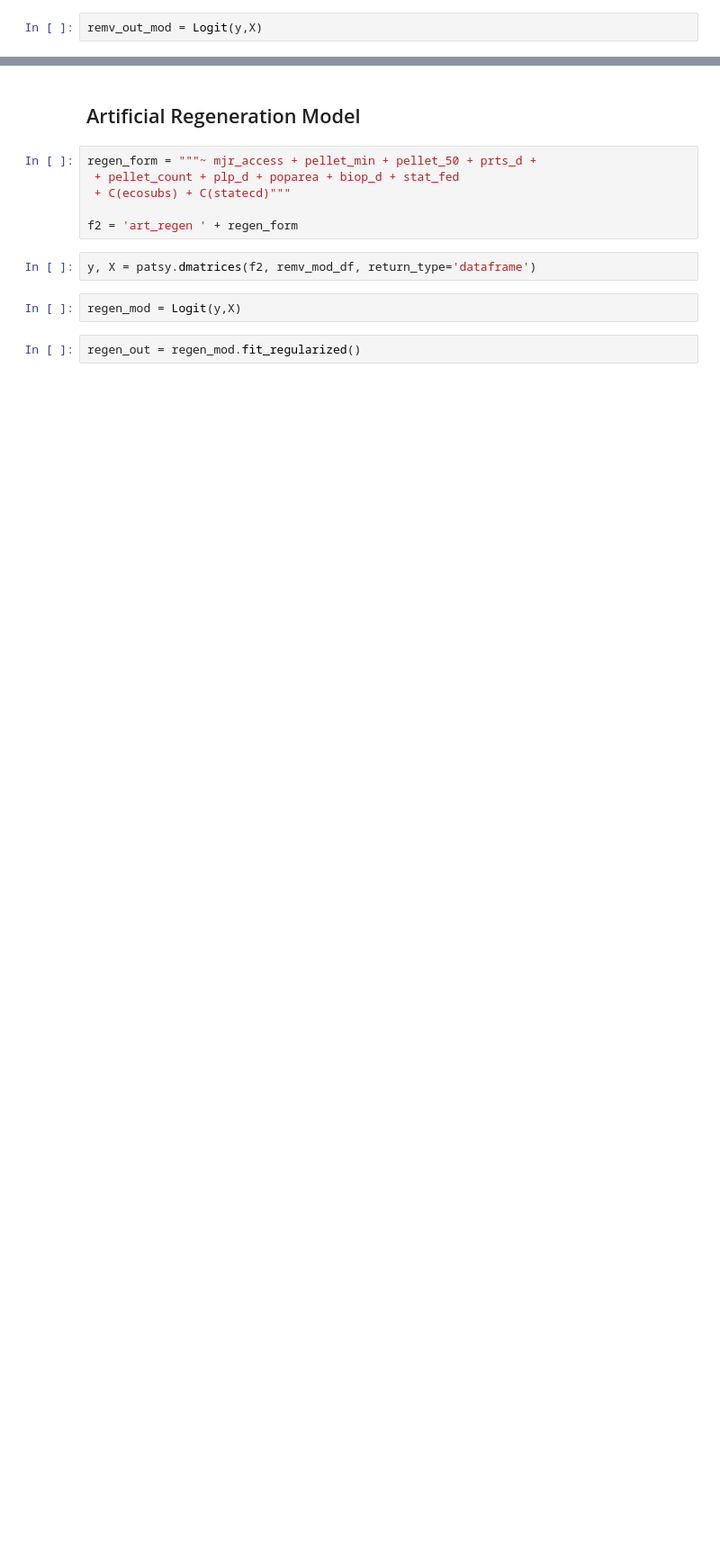
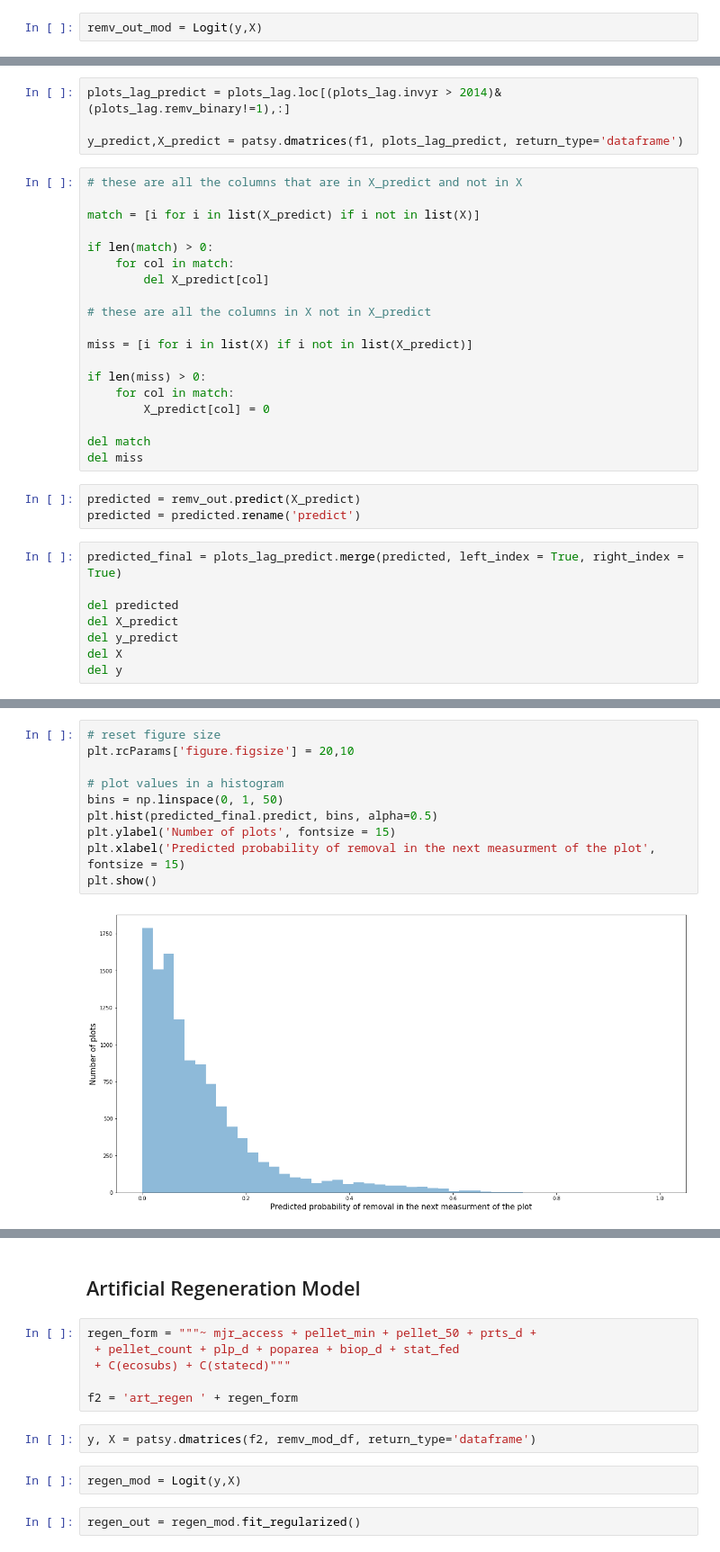
Before and after one commit to houstonsudekum/FIA_ML, a Jupyter notebook: FIA_forecasting.ipynb, the cells around one changed output, grey strips where cells are left out. Shown at 90% size. Drawn from its saved outputs; the diff is of its cells as text; blank space fills up the shorter version.

Commit message:
binary choice models

```diff
--- a/FIA_forecasting.ipynb
+++ b/FIA_forecasting.ipynb
@@ -395,0 +363,34 @@ plt.show()
+# %%
+plots_lag_predict = plots_lag.loc[(plots_lag.invyr > 2014)&(plots_lag.remv_binary!=1),:]
+
+y_predict,X_predict = patsy.dmatrices(f1, plots_lag_predict, return_type='dataframe')
+# %%
+# these are all the columns that are in X_predict and not in X
+
+match = [i for i in list(X_predict) if i not in list(X)]
+
+if len(match) > 0:
+    for col in match:
+        del X_predict[col]
+
+# these are all the columns in X not in X_predict
+
+miss = [i for i in list(X) if i not in list(X_predict)]
+
+if len(miss) > 0:
+    for col in match:
+        X_predict[col] = 0
+
+del match
+del miss
+# %%
+predicted = remv_out.predict(X_predict)
+predicted = predicted.rename('predict')
+# %%
+predicted_final = plots_lag_predict.merge(predicted, left_index = True, right_index = True)
+
+del predicted
+del X_predict
+del y_predict
+del X
+del y
@@ -395,0 +446,12 @@ plt.show()
+# %%
+# reset figure size
+plt.rcParams['figure.figsize'] = 20,10
+
+# plot values in a histogram
+bins = np.linspace(0, 1, 50)
+plt.hist(predicted_final.predict, bins, alpha=0.5)
+plt.ylabel('Number of plots', fontsize = 15)
+plt.xlabel('Predicted probability of removal in the next measurment of the plot', fontsize = 15)
+plt.show()
+# %% [output]
+[figure, added]
```
Also changed, not shown: parts of 28 cells of this notebook.
